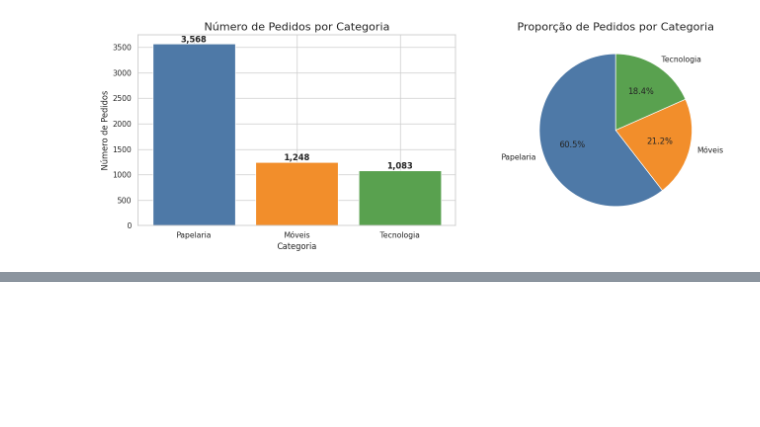
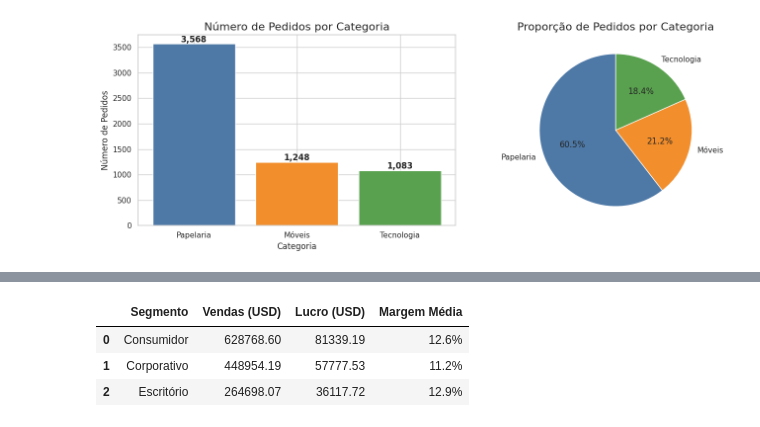
Before and after one commit to MontenegroRafael/Analise-de-Dados, a Jupyter notebook: Desafio Extra.ipynb, the cells around one changed output, grey strips where cells are left out. Cells and saved outputs as stored; diff of their text form; code cells hidden in the pictures; blank space fills up the shorter version.

```diff
--- a/Desafio Extra.ipynb
+++ b/Desafio Extra.ipynb
@@ -465,3 +481,33 @@ fig.update_layout(height=500)
 fig.show()
 # %% [output]
 [interactive output not drawn]
+# %%
+# Lucro por Segmento de Cliente
+resumo_seg = df.groupby('segmento').agg(
+    total_vendas=('vendas', 'sum'),
+    total_lucro=('lucro', 'sum'),
+    mergem_media=('margem_lucro','mean')
+).reset_index().round(2)
+
+resumo_seg['margem_pct'] = resumo_seg['mergem_media'].apply(lambda x: f'{x:.1f}%')
+
+fig = px.bar(
+    resumo_seg,
+    x='segmento',
+    y='total_lucro',
+    color='segmento',
+    title='Lucro Total por Segmento de Cliente',
+    labels={'segmento': 'Segmento', 'total_lucro': 'Lucro Total (USD)'},
+    text=resumo_seg['total_lucro'].apply(lambda x: f'${x:,.0f}'),
+    color_discrete_sequence=px.colors.qualitative.Set2
+)
+
+fig.update_traces(textposition='outside')
+fig.update_layout(showlegend=False)
+fig.show()
+
+display(resumo_seg[['segmento', 'total_vendas', 'total_lucro', 'margem_pct']].rename(columns={
+    'segmento': 'Segmento', 'total_vendas': 'Vendas (USD)',
+    'total_lucro': 'Lucro (USD)','margem_pct': 'Margem Média'
+    }))
+# %% [output]
@@ -467,0 +515,4 @@ fig.show()
+|  | Segmento | Vendas (USD) | Lucro (USD) | Margem Média |
+| 0 | Consumidor | 628768.60 | 81339.19 | 12.6% |
+| 1 | Corporativo | 448954.19 | 57777.53 | 11.2% |
+| 2 | Escritório | 264698.07 | 36117.72 | 12.9% |
```
Also changed, not shown: parts of 8 cells of this notebook.
